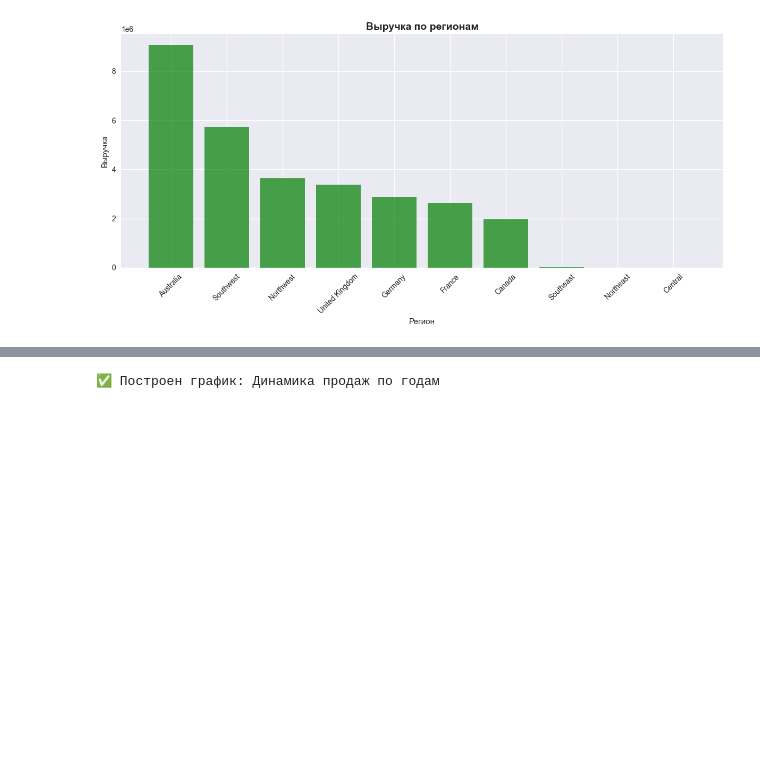
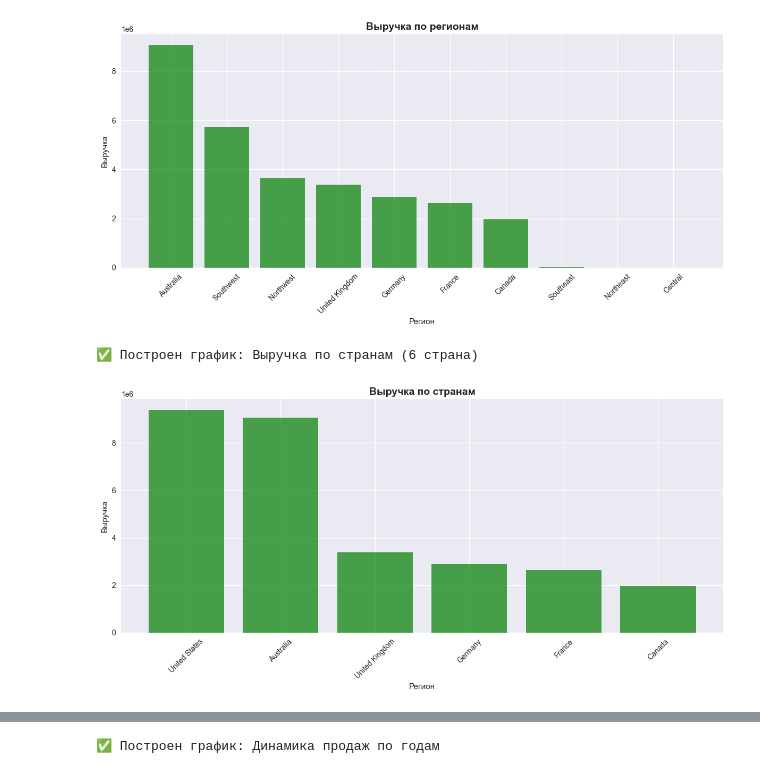
Before and after one commit to AlexSvonrm/AD-5-03.09.25-VNIIT-31, a Jupyter notebook: scripts/2_EDA.ipynb, the cells around one changed output, grey strips where cells are left out. Drawn from its saved outputs; the diff is of its cells as text; code cells hidden in the pictures; blank space fills up the shorter version.

```diff
--- a/scripts/2_EDA.ipynb
+++ b/scripts/2_EDA.ipynb
@@ -83,7 +48,6 @@ plt.show()
 # %%
 df = merged_cleaned_data
 # %%
-df = merged_cleaned_data
 # Создаем subplots
 plt.figure(figsize=(12, 6))
 
@@ -107,7 +71,6 @@ print("✅ Построен график: Динамика продаж по м
 [figure]
 ✅ Построен график: Динамика продаж по месяцам
 # %%
-df = merged_cleaned_data
 # Создаем subplots
 plt.figure(figsize=(12, 6))
 
@@ -124,13 +87,37 @@ else:
     plt.text(0.5, 0.5, 'Нет данных\nRegion',
              ha='center', va='center', transform=plt.gca().transAxes, fontsize=14)
     plt.title('Выручка по регионам', fontsize=14, fontweight='bold')
-    print("❌ Пропущен график: Отсутствует Region")
+    print("Пропущен график: Отсутствует Region")
 
 plt.tight_layout()
 plt.show()
 # %% [output]
 ✅ Построен график: Выручка по регионам (10 регионов)
 [figure]
+# %%
+# Создаем subplots
+plt.figure(figsize=(12, 6))
+
+# 2. Распределение по странам
+if 'Region' in df.columns:
+    region_sales = df.groupby('Country')['SalesAmount'].sum().sort_values(ascending=False)
+    plt.bar(range(len(region_sales)), region_sales.values, color='green', alpha=0.7)
+    plt.title('Выручка по странам', fontsize=14, fontweight='bold')
+    plt.xlabel('Регион')
+    plt.ylabel('Выручка')
+    plt.xticks(range(len(region_sales)), region_sales.index, rotation=45)
+    print(f"✅ Построен график: Выручка по странам ({len(region_sales)} страна)")
+else:
+    plt.text(0.5, 0.5, 'Нет данных\nCountry',
+             ha='center', va='center', transform=plt.gca().transAxes, fontsize=14)
+    plt.title('Выручка по странам', fontsize=14, fontweight='bold')
+    print("Пропущен график: Отсутствует Country")
+
+plt.tight_layout()
+plt.show()
+# %% [output]
+✅ Построен график: Выручка по странам (6 страна)
+[figure, added]
 # %%
 df = merged_cleaned_data
 # Создаем subplots
```
Also changed, not shown: parts of 11 cells of this notebook, 13 other files.
